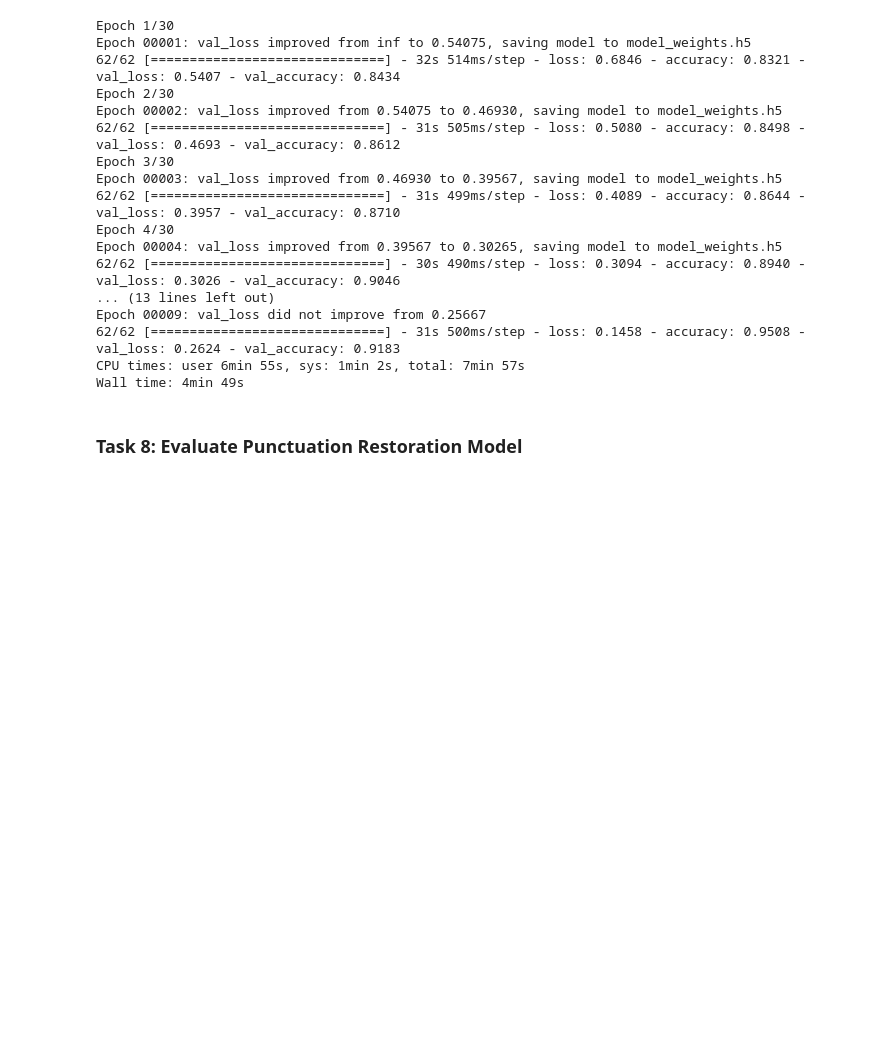
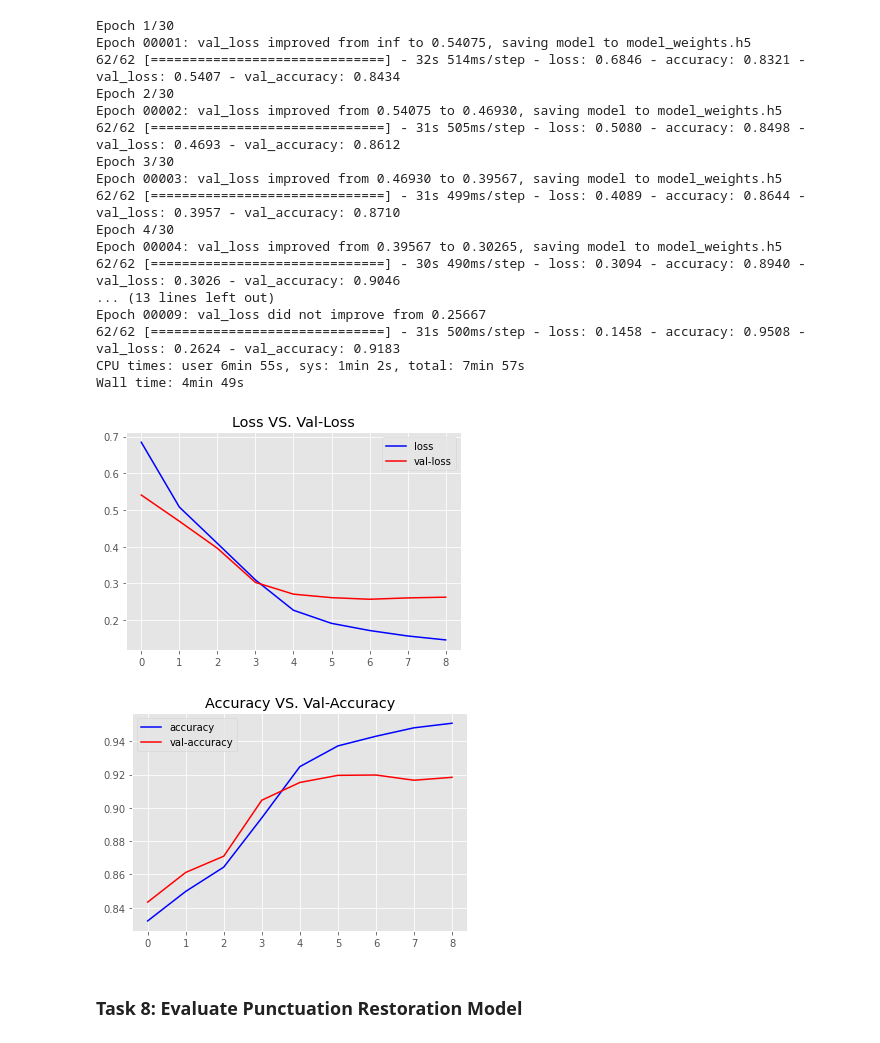
Before and after one commit to DorBernsohn/Punctuation-Restoration-BiLSTM, a Jupyter notebook: Punctuation_Restoration.ipynb, the cells around one changed output. Saved outputs shown, nothing was run; the diff lists cells and outputs as text; code cells hidden in the pictures; blank space fills up the shorter version.

Commit message:
add plots

```diff
--- a/Punctuation_Restoration.ipynb
+++ b/Punctuation_Restoration.ipynb
@@ -269,6 +269,21 @@ Epoch 00009: val_loss did not improve from 0.25667
 62/62 [==============================] - 31s 500ms/step - loss: 0.1458 - accuracy: 0.9508 - val_loss: 0.2624 - val_accuracy: 0.9183
 CPU times: user 6min 55s, sys: 1min 2s, total: 7min 57s
 Wall time: 4min 49s
+# %%
+plt.plot(history.history['loss'], label='loss', c='b')
+plt.plot(history.history['val_loss'], label='val-loss', c='r')
+plt.title('Loss VS. Val-Loss')
+plt.legend()
+plt.show()
+
+plt.plot(history.history['accuracy'], label='accuracy', c='b')
+plt.plot(history.history['val_accuracy'], label='val-accuracy', c='r')
+plt.title('Accuracy VS. Val-Accuracy')
+plt.legend()
+plt.show()
+# %% [output]
+[figure, added]
+[figure, added]
 # %% [markdown]
 ### Task 8: Evaluate Punctuation Restoration Model
 # %%
```
Also changed, not shown: parts of 1 cell of this notebook.
